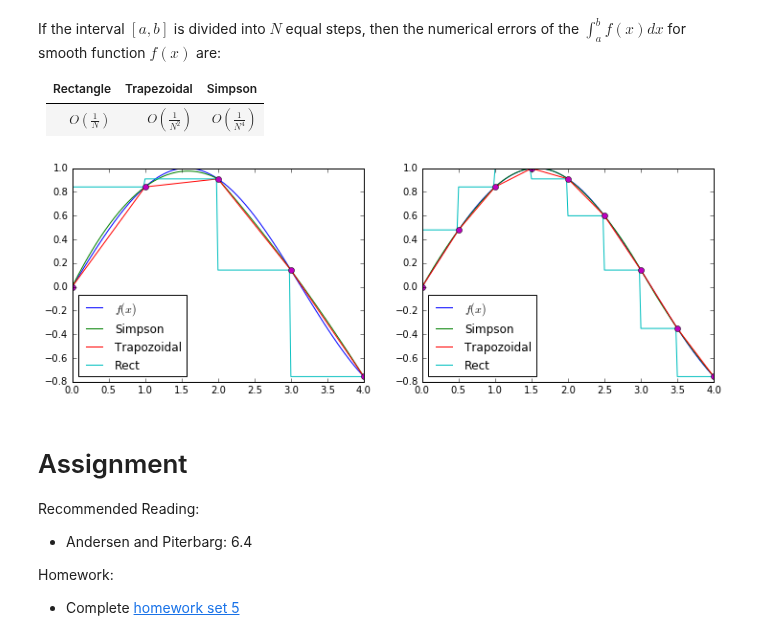
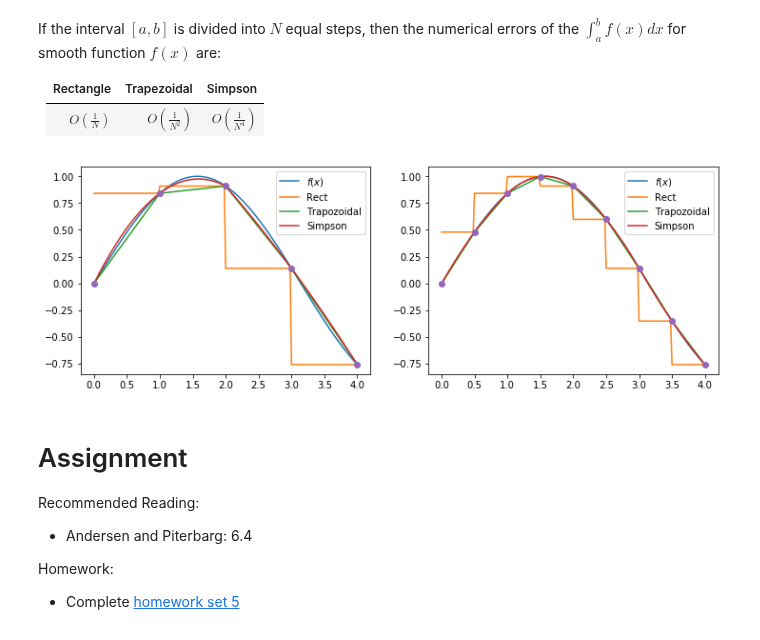
Before and after one commit to yadongli/nyumath2048, a Jupyter notebook: Lecture5.ipynb, the cells around one changed output. Cells and saved outputs as stored; diff of their text form; code cells hidden in the pictures.

```diff
--- a/Lecture5.ipynb
+++ b/Lecture5.ipynb
@@ -767,35 +769,35 @@ If the interval $[a, b]$ is divided into $N$ equal steps, then the numerical err
 import lin
 
 def plotIntegral(f, x, xs, lines) :
     plot(xs, f(xs))
 
     for k, l in lines.items() :
         l.build(x, f(x))
         plot(xs, l(xs))
 
-    legend(['$f(x)$'] + lines.keys(), loc='best')
+    legend(['$f(x)$'] + list(lines.keys()), loc='best')
 
 intRules = {"Rect":lin.PiecewiseFlat(), "Trapozoidal":lin.PiecewiseLinear(), "Simpson":lin.Quadratic()}
 
 f = np.sin
 x0 = 0.
 x1 = 4.
 dx = 2.
 
 x = np.arange(x0, x1 + 1e-10, dx/2)
 xs = np.arange(x0, x1 + 1e-10, .02)
 
 figure(figsize=[12, 4])
 subplot(1, 2, 1)
 plotIntegral(f, x, xs, intRules)
 plot(x, f(x), 'o');
 
 subplot(1, 2, 2)
 x = np.arange(x0, x1 + 1e-10, dx/4)
 plotIntegral(f, x, xs, intRules)
 plot(x, f(x), 'o');
 # %% [output]
-[figure, old version]
+[figure, new version]
 # %% [markdown]
 # Assignment
 
```
Also changed, not shown: parts of 6 cells of this notebook, 13 other files.
